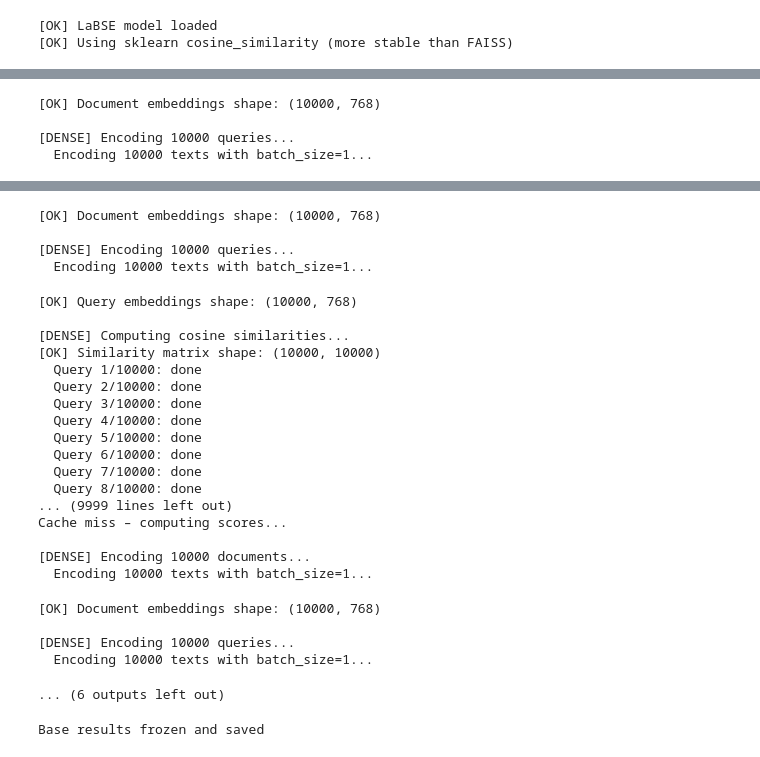
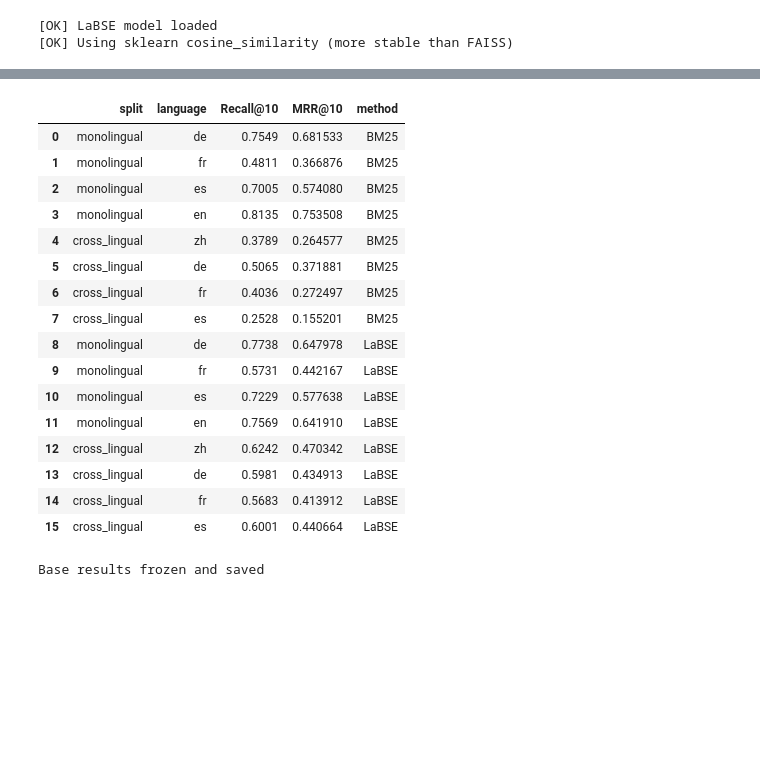
Before and after one commit to d3liaa/IR_Project, a Jupyter notebook: project.ipynb, the cells around one changed output, grey strips where cells are left out. Drawn from its saved outputs; the diff is of its cells as text; code cells hidden in the pictures; blank space fills up the shorter version.

Commit message:
modified texts and code

```diff
--- a/project.ipynb
+++ b/project.ipynb
@@ -302,16 +314,14 @@ BM25 serves as our baseline to evaluate the effectiveness of dense retrieval met
 # %%
 def encode_texts(texts, batch_size=1):
-    """Encode texts to embeddings.
-    EXTREMELY CONSERVATIVE: batch_size=1 (process one at a time)
-    """
+    """Encode texts to embeddings (conservative by default)."""
     if not globals().get('RUN_DENSE', False):
         raise RuntimeError('Dense encoding was disabled (RUN_DENSE=False)')
 
     if not texts:
         raise ValueError('No texts provided for encoding')
 
+    print(f"  Encoding {len(texts)} texts with batch_size={batch_size}...")
     try:
-        print(f"  Encoding {len(texts)} texts with batch_size={batch_size}...")
         embeddings = model.encode(
             texts,
             batch_size=batch_size,
@@ -319,18 +329,13 @@ def encode_texts(texts, batch_size=1):
             convert_to_numpy=True,
             normalize_embeddings=True  # important for cosine similarity
         )
-        # Force garbage collection after encoding
-        gc.collect()
-        return embeddings
     except MemoryError as me:
         print(f'[ERROR] MemoryError during encoding: {me}')
-        print('[TIP] Memory exhausted - try disabling RUN_DENSE or reducing MAX_ITEMS to 2')
+        print('[TIP] Reduce MAX_ITEMS or batch_size, or disable dense retrieval if needed.')
         gc.collect()
         raise
-    except Exception as e:
-        print(f'[ERROR] Error during encoding: {e}')
-        gc.collect()
-        raise
+    gc.collect()
+    return embeddings
 # %%
 # Global cache for scores
 SCORE_CACHE = {}  # key: (split, lang) -> dict with bm25_scores, dense_scores, doc_ids, query_ids, qrels
@@ -340,6 +345,13 @@ CORPUS_SPLITS = [d for d in os.listdir(BASE_DATA_DIR) if os.path.isdir(os.path.j
 
 # Fixed set of languages to process (Italian not available in dataset)
 SELECTED_LANGUAGES = ['de', 'fr', 'es', 'en', 'zh']  # German, French, Spanish, English, Chinese
+
+# Reproducibility + logging control
+SEED = 42
+np.random.seed(SEED)
+random.seed(SEED)
+VERBOSE = False
+PRINT_EVERY = 50
 
 MAX_ITEMS = 10000
 K = 10  # top-K retrieval
@@ -699,6 +682,7 @@ def save_dense_to_disk(split, lang, payload):
             except Exception:
                 pass
 # %%
+# Dense retrieval loop with caching and evaluation per split/language
 for split in CORPUS_SPLITS:
     split_path = os.path.join(BASE_DATA_DIR, split)
 
@@ -768,7 +752,6 @@ for split in CORPUS_SPLITS:
                 print(f"[OK] Document embeddings shape: {doc_embeddings.shape}")
 
                 # Encode queries
-                query_id = list(queries.keys())
                 query_texts = [queries[qid] for qid in query_ids]
                 print(f"\n[DENSE] Encoding {len(query_texts)} queries...")
                 query_embeddings = encode_texts(query_texts)
@@ -795,7 +778,8 @@ for split in CORPUS_SPLITS:
 
                     dense_topk_docs[qid] = docs
                     dense_topk_scores[qid] = scores
-                    print(f"  Query {i+1}/{len(query_ids)}: done")
+                    if VERBOSE and ((i + 1) % PRINT_EVERY == 0 or i == 0 or (i + 1) == len(query_ids)):
+                        print(f"  Query {i+1}/{len(query_ids)}: done")
 
                 # Evaluate
                 recall, mrr = evaluate(dense_topk_docs, qrels, K=K)
@@ -826,7 +810,6 @@ for split in CORPUS_SPLITS:
                 print("Dense top-N cached to disk.")
 
 
-
                 # Clean up
                 del doc_embeddings, query_embeddings, similarities
                 gc.collect()
@@ -922,4 +851,0 @@ Cache miss – computing scores...
-[OK] Document embeddings shape: (10000, 768)
-
-[DENSE] Encoding 10000 queries...
-  Encoding 10000 texts with batch_size=1...
@@ -943,27 +852,18 @@ Cache miss – computing scores...
-[OK] Document embeddings shape: (10000, 768)
-
-[DENSE] Encoding 10000 queries...
-  Encoding 10000 texts with batch_size=1...
-[OK] Query embeddings shape: (10000, 768)
-
-[DENSE] Computing cosine similarities...
-[OK] Similarity matrix shape: (10000, 10000)
-  Query 1/10000: done
-  Query 2/10000: done
-  Query 3/10000: done
-  Query 4/10000: done
-  Query 5/10000: done
-  Query 6/10000: done
-  Query 7/10000: done
-  Query 8/10000: done
-... (9999 lines left out)
-Cache miss – computing scores...
-
-[DENSE] Encoding 10000 documents...
-  Encoding 10000 texts with batch_size=1...
-[OK] Document embeddings shape: (10000, 768)
-
-[DENSE] Encoding 10000 queries...
-  Encoding 10000 texts with batch_size=1...
-... (6 outputs left out)
+|  | split | language | Recall@10 | MRR@10 | method |
+| 0 | monolingual | de | 0.7549 | 0.681533 | BM25 |
+| 1 | monolingual | fr | 0.4811 | 0.366876 | BM25 |
+| 2 | monolingual | es | 0.7005 | 0.574080 | BM25 |
+| 3 | monolingual | en | 0.8135 | 0.753508 | BM25 |
+| 4 | cross_lingual | zh | 0.3789 | 0.264577 | BM25 |
+| 5 | cross_lingual | de | 0.5065 | 0.371881 | BM25 |
+| 6 | cross_lingual | fr | 0.4036 | 0.272497 | BM25 |
+| 7 | cross_lingual | es | 0.2528 | 0.155201 | BM25 |
+| 8 | monolingual | de | 0.7738 | 0.647978 | LaBSE |
+| 9 | monolingual | fr | 0.5731 | 0.442167 | LaBSE |
+| 10 | monolingual | es | 0.7229 | 0.577638 | LaBSE |
+| 11 | monolingual | en | 0.7569 | 0.641910 | LaBSE |
+| 12 | cross_lingual | zh | 0.6242 | 0.470342 | LaBSE |
+| 13 | cross_lingual | de | 0.5981 | 0.434913 | LaBSE |
+| 14 | cross_lingual | fr | 0.5683 | 0.413912 | LaBSE |
+| 15 | cross_lingual | es | 0.6001 | 0.440664 | LaBSE |
 # %%
```
Also changed, not shown: parts of 36 cells of this notebook, 1 other file.
